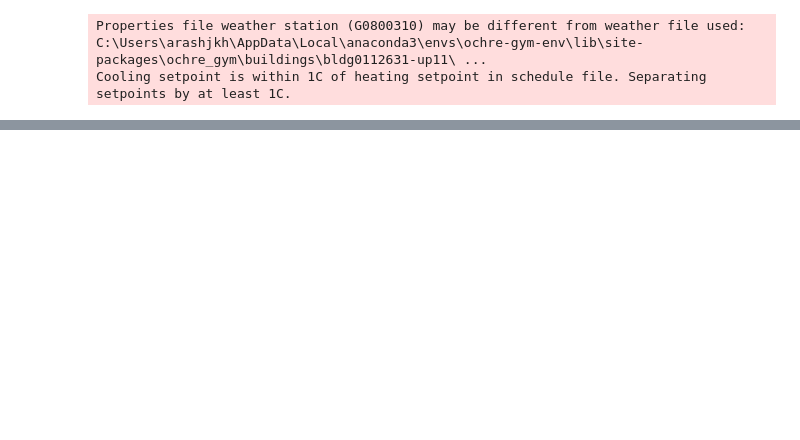
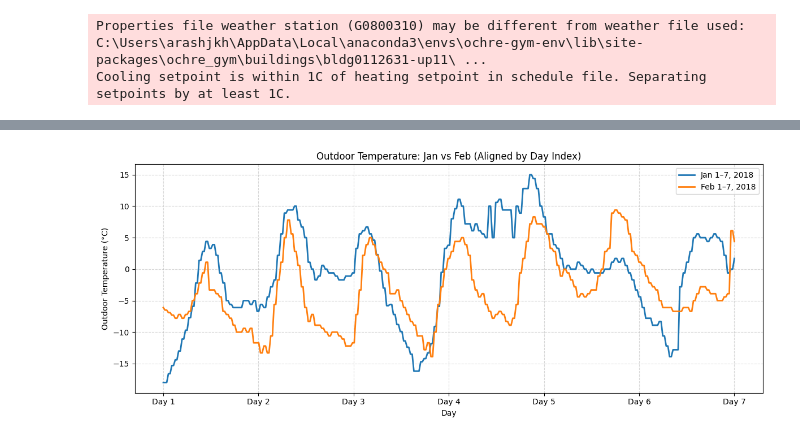
Before and after one commit to ajkhabbazi/ochre-gym-ajk, a Jupyter notebook: rl-project/rl-project.ipynb, the cells around one changed output, grey strips where cells are left out. Saved outputs shown, nothing was run; the diff lists cells and outputs as text; code cells hidden in the pictures; blank space fills up the shorter version.

```diff
--- a/rl-project/rl-project.ipynb
+++ b/rl-project/rl-project.ipynb
@@ -615,0 +811,68 @@ if not spike_report.empty:
+# %%
+import pandas as pd
+import numpy as np
+import matplotlib.pyplot as plt
+
+# --------------------------
+# Extract outdoor temp helper
+# --------------------------
+def extract_outdoor_temp(obs, info):
+    if isinstance(info, dict) and ("Temperature - Outdoor (C)" in info):
+        return float(info["Temperature - Outdoor (C)"])
+    obs = np.asarray(obs).ravel()
+    return float(obs[1]) if obs.size >= 2 else np.nan
+
+# --------------------------
+# Collect outdoor temp series
+# --------------------------
+def collect_week(env, start_date):
+    data = []
+    obs, info = env.reset()
+
+    # 7 days × 48 half-hours = 336 steps (upper bound)
+    for t in range(7 * 48):
+        obs, r, terminated, truncated, info = env.step(0)
+        data.append(extract_outdoor_temp(obs, info))
+        if terminated or truncated:
+            break
+
+    return np.array(data)
+
+# --------------------------
+# Create 7-day envs
+# --------------------------
+env_jan_week1 = make_env("2018-01-01 00:00:00", "7 days")
+env_feb_week1 = make_env("2018-02-01 00:00:00", "7 days")
+
+jan_temp = collect_week(env_jan_week1, "2018-01-01")
+feb_temp = collect_week(env_feb_week1, "2018-02-01")
+
+# Make sure both arrays have same length (truncate to min if needed)
+steps = min(len(jan_temp), len(feb_temp))
+jan_temp = jan_temp[:steps]
+feb_temp = feb_temp[:steps]
+
+x = np.arange(steps)
+
+# 7 day labels
+days = ["Day 1", "Day 2", "Day 3", "Day 4", "Day 5", "Day 6", "Day 7"]
+# 7 tick positions across the range [0, steps-1]
+tick_positions = np.linspace(0, steps - 1, num=len(days))
+
+# --------------------------
+# Plot
+# --------------------------
+plt.figure(figsize=(12, 5))
+
+plt.plot(x, jan_temp, label="Jan 1–7, 2018", linewidth=2)
+plt.plot(x, feb_temp, label="Feb 1–7, 2018", linewidth=2)
+
+plt.xlabel("Day")
+plt.ylabel("Outdoor Temperature (°C)")
+plt.title("Outdoor Temperature: Jan vs Feb (Aligned by Day Index)")
+plt.xticks(tick_positions, days)
+plt.grid(True, linestyle="--", alpha=0.5)
+plt.legend()
+plt.tight_layout()
+plt.show()
+# %% [output]
@@ -615,0 +883 @@ if not spike_report.empty:
+[figure, added]
```
Also changed, not shown: parts of 12 cells of this notebook.
